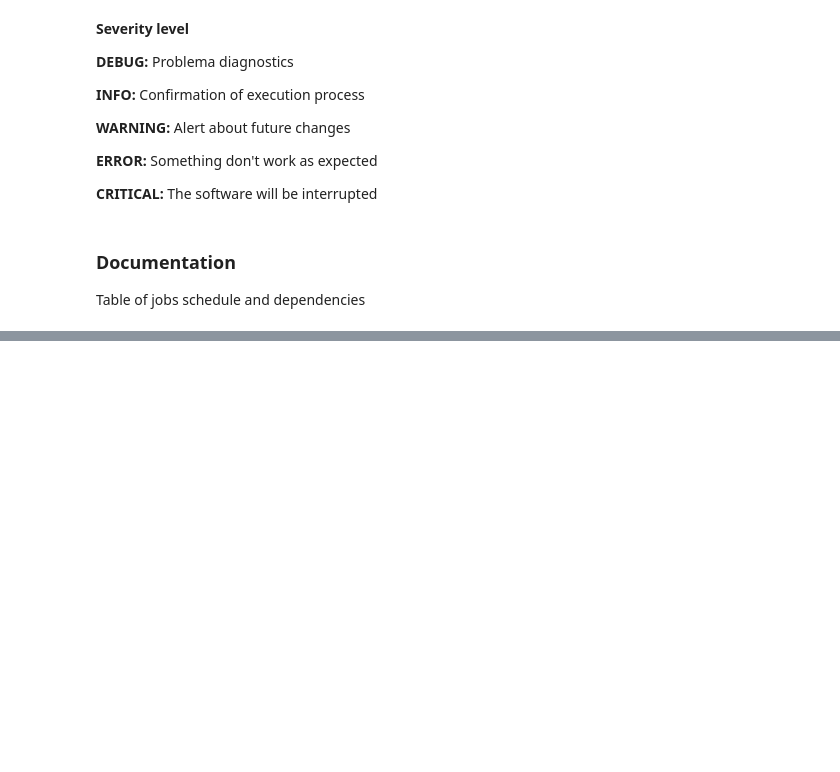
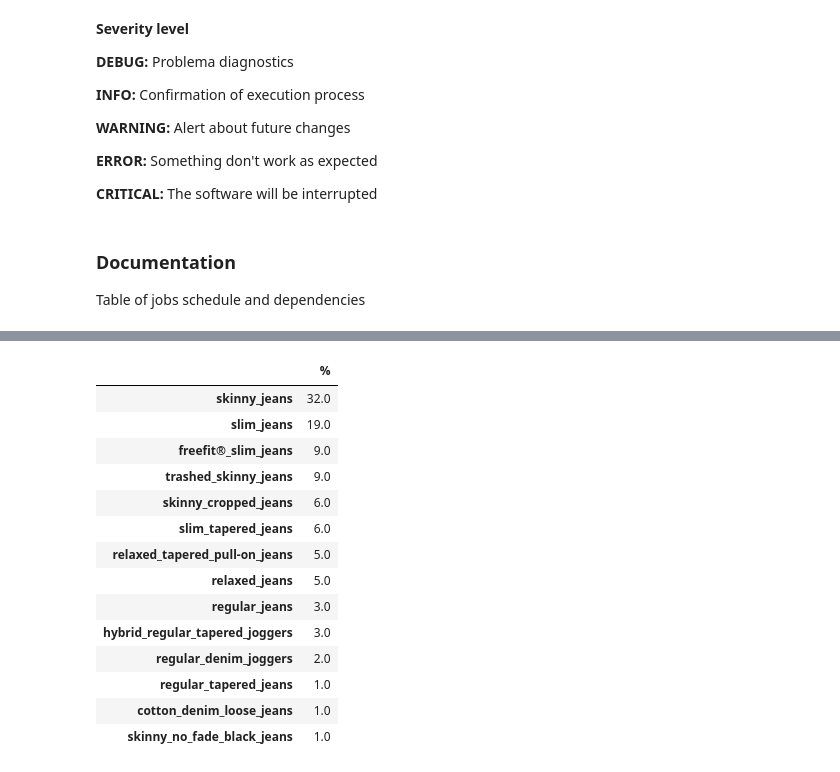
Before and after one commit to MarcosRMG/ds_ao_dev, a Jupyter notebook: notebooks/DS ao DEV.ipynb, the cells around one changed output, grey strips where cells are left out. Saved outputs shown, nothing was run; the diff lists cells and outputs as text; code cells hidden in the pictures; blank space fills up the shorter version.

```diff
--- a/notebooks/DS ao DEV.ipynb
+++ b/notebooks/DS ao DEV.ipynb
@@ -2240,0 +2300,18 @@ Table of jobs schedule and dependencies
+# %%
+pd.DataFrame({'%': round(data['name'].value_counts(normalize=True) * 100)})
+# %% [output]
+|  | % |
+| skinny_jeans | 32.0 |
+| slim_jeans | 19.0 |
+| freefit®_slim_jeans | 9.0 |
+| trashed_skinny_jeans | 9.0 |
+| skinny_cropped_jeans | 6.0 |
+| slim_tapered_jeans | 6.0 |
+| relaxed_tapered_pull-on_jeans | 5.0 |
+| relaxed_jeans | 5.0 |
+| regular_jeans | 3.0 |
+| hybrid_regular_tapered_joggers | 3.0 |
+| regular_denim_joggers | 2.0 |
+| regular_tapered_jeans | 1.0 |
+| cotton_denim_loose_jeans | 1.0 |
+| skinny_no_fade_black_jeans | 1.0 |
```
Also changed, not shown: parts of 12 cells of this notebook, 1 other file.
